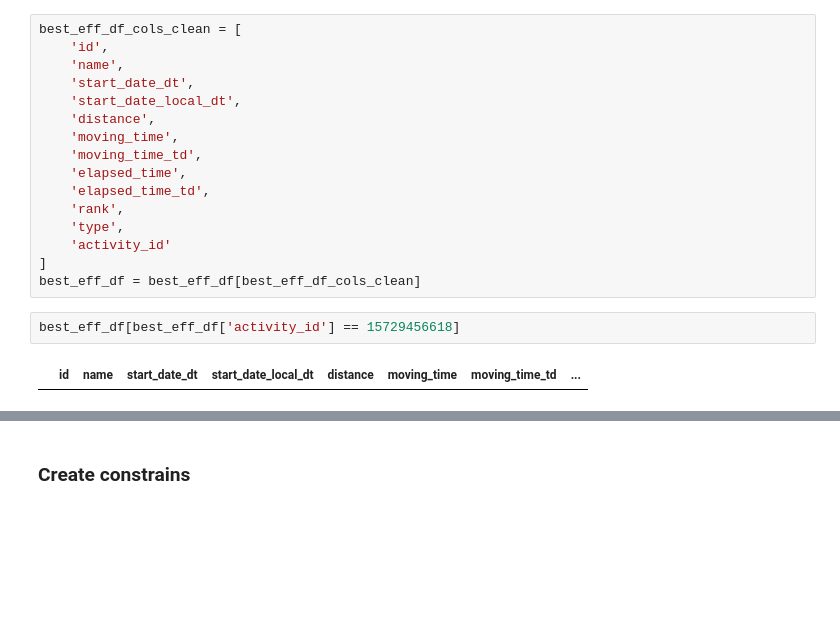
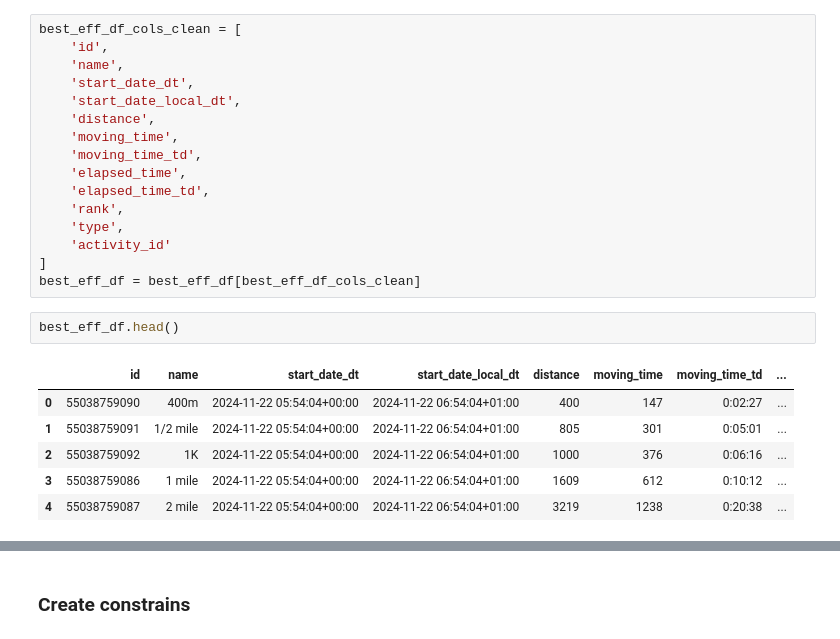
Before and after one commit to lowickib/Strava-Analytics, a Jupyter notebook: 2_Silver_Layer.ipynb, the cells around one changed output, grey strips where cells are left out. Saved outputs shown, nothing was run; the diff lists cells and outputs as text; blank space fills up the shorter version.

```diff
--- a/2_Silver_Layer.ipynb
+++ b/2_Silver_Layer.ipynb
@@ -1007,10 +1037,15 @@ best_eff_df_cols_clean = [
     'activity_id'
 ]
 best_eff_df = best_eff_df[best_eff_df_cols_clean]
-# %%
-best_eff_df[best_eff_df['activity_id'] == 15729456618]
-# %% [output]
-|  | id | name | start_date_dt | start_date_local_dt | distance | moving_time | moving_time_td | ... |
+# %%
+best_eff_df.head()
+# %% [output]
+|  | id | name | start_date_dt | start_date_local_dt | distance | moving_time | moving_time_td | ... |
+| 0 | 55038759090 | 400m | 2024-11-22 05:54:04+00:00 | 2024-11-22 06:54:04+01:00 | 400 | 147 | 0:02:27 | ... |
+| 1 | 55038759091 | 1/2 mile | 2024-11-22 05:54:04+00:00 | 2024-11-22 06:54:04+01:00 | 805 | 301 | 0:05:01 | ... |
+| 2 | 55038759092 | 1K | 2024-11-22 05:54:04+00:00 | 2024-11-22 06:54:04+01:00 | 1000 | 376 | 0:06:16 | ... |
+| 3 | 55038759086 | 1 mile | 2024-11-22 05:54:04+00:00 | 2024-11-22 06:54:04+01:00 | 1609 | 612 | 0:10:12 | ... |
+| 4 | 55038759087 | 2 mile | 2024-11-22 05:54:04+00:00 | 2024-11-22 06:54:04+01:00 | 3219 | 1238 | 0:20:38 | ... |
 # %%
 best_eff_df_dtype_map = {
     "id": BigInteger,
```
Also changed, not shown: parts of 29 cells of this notebook, 2 other files.
